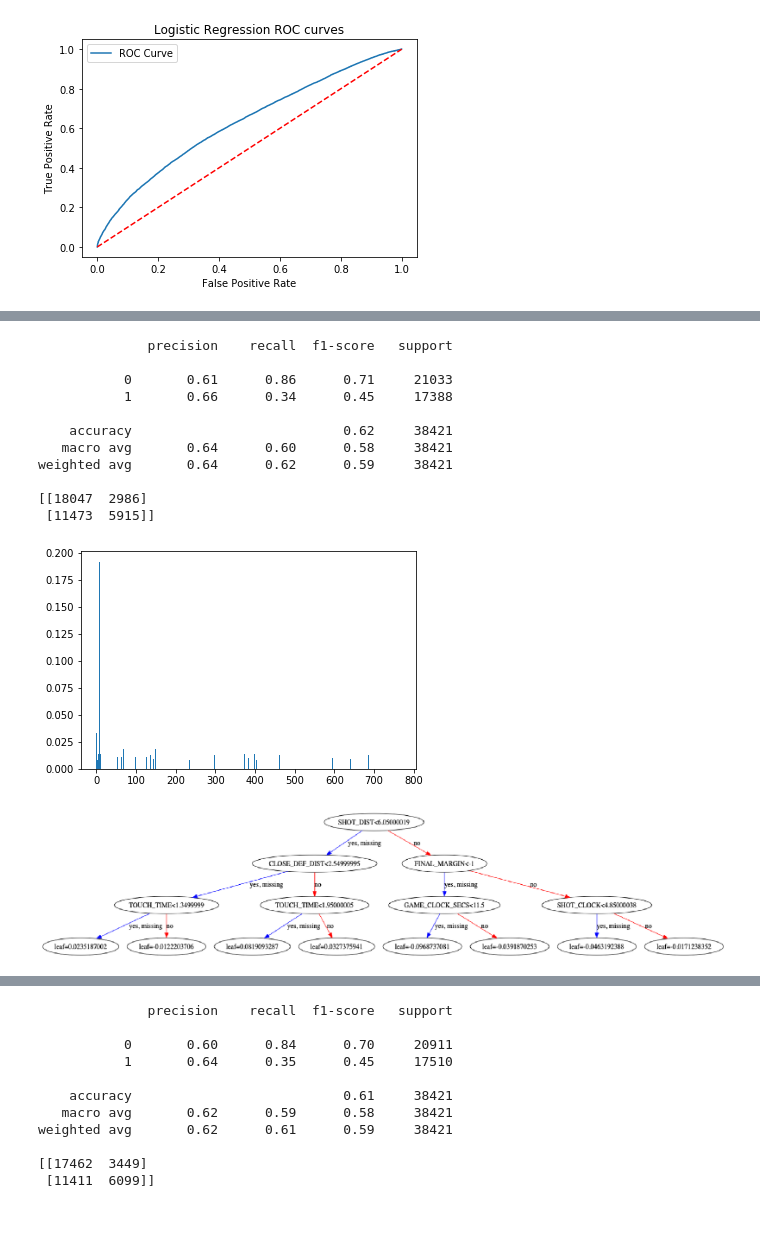
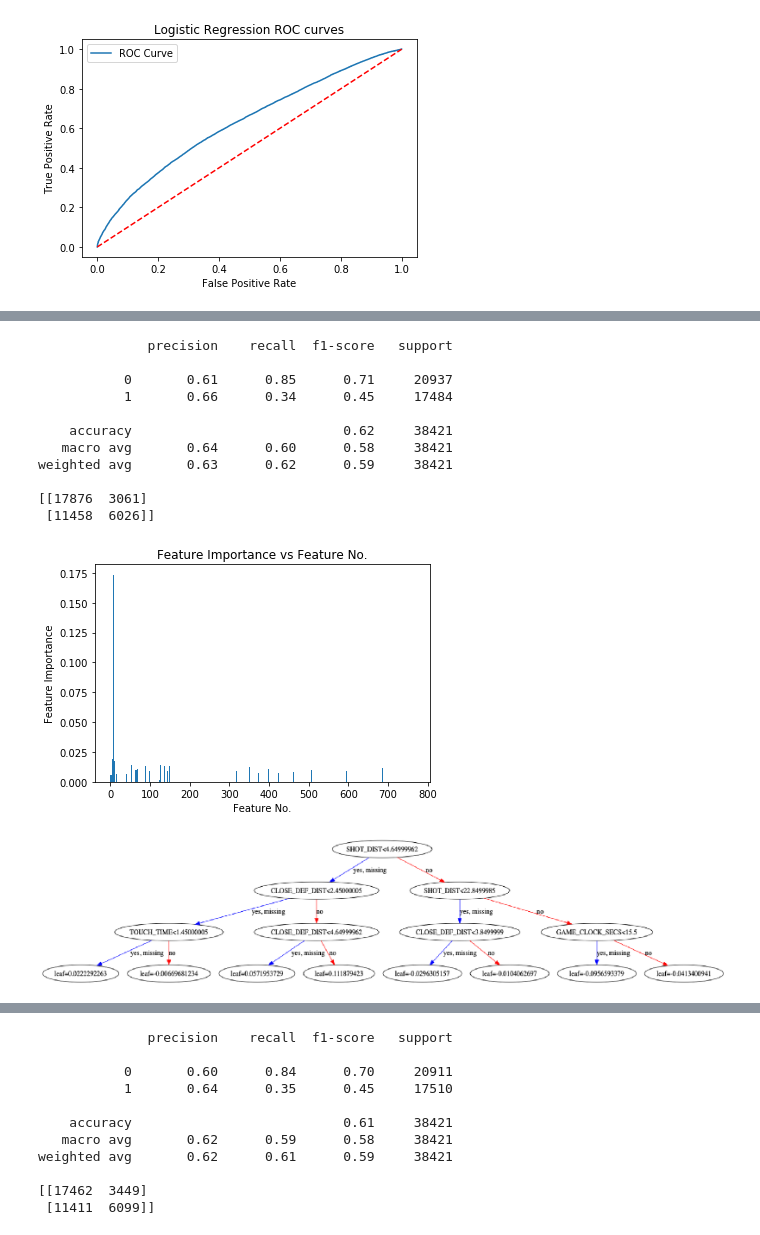
Before and after one commit to tianyi5309/303project, a Jupyter notebook: NBA Shots.ipynb, the cells around one changed output, grey strips where cells are left out. Drawn from its saved outputs; the diff is of its cells as text; code cells hidden in the pictures.

```diff
--- a/NBA Shots.ipynb
+++ b/NBA Shots.ipynb
@@ -258,41 +261,44 @@ import xgboost
 import matplotlib.pyplot as plt
 import graphviz
 
 df = pd.read_csv("shot_logs.csv")
 df["GAME_CLOCK_SECS"] = df.apply(lambda row: (datetime.strptime(row.GAME_CLOCK, "%M:%S") - datetime.strptime("", "")).total_seconds(), axis=1)
 df['LOCATION'] = df['LOCATION'].astype("category").cat.codes
 df['W'] = df['W'].astype("category").cat.codes
 df['SHOT_CLOCK'] = df.SHOT_CLOCK.fillna(df.GAME_CLOCK_SECS)
 df = pd.concat([df, pd.get_dummies(df['player_id'], prefix="player")], axis=1)
 df = pd.concat([df, pd.get_dummies(df['CLOSEST_DEFENDER_PLAYER_ID'], prefix="defender")], axis=1)
 df.drop(['GAME_ID','PTS','MATCHUP','GAME_CLOCK','SHOT_RESULT', 'CLOSEST_DEFENDER', 'CLOSEST_DEFENDER_PLAYER_ID','player_name','player_id'],axis=1,inplace=True)
 
 X_train, X_test, y_train, y_test = model_selection.train_test_split(df.drop(['FGM'],axis=1),
                                                    df['FGM'], test_size=0.30)
 clf = xgboost.XGBClassifier().fit(X_train,y_train)
 y_pred = clf.predict(X_test)
 print(metrics.classification_report(y_test, y_pred))
 print(metrics.confusion_matrix(y_test, y_pred))
 plt.bar(range(len(clf.feature_importances_)), clf.feature_importances_)
+plt.title('Feature Importance vs Feature No.')
+plt.xlabel('Feature No.')
+plt.ylabel('Feature Importance')
 plt.show()
 
 fig, ax = plt.subplots(figsize=(30, 30))
-xgboost.plot_tree(clf, num_trees=4, ax=ax)
+xgboost.plot_tree(clf, num_trees=5, ax=ax)
 plt.show()
 # %% [output]
               precision    recall  f1-score   support
 
-           0       0.61      0.86      0.71     21033
-           1       0.66      0.34      0.45     17388
+           0       0.61      0.85      0.71     20937
+           1       0.66      0.34      0.45     17484
 
     accuracy                           0.62     38421
    macro avg       0.64      0.60      0.58     38421
-weighted avg       0.64      0.62      0.59     38421
+weighted avg       0.63      0.62      0.59     38421
 
-[[18047  2986]
- [11473  5915]]
+[[17876  3061]
+ [11458  6026]]
-[figure, old version]
+[figure, new version]
-[figure, old version]
+[figure, new version]
 # %%
 #Let's try vanilla decision tree
 from sklearn import tree
```
Also changed, not shown: parts of 6 cells of this notebook, 44 other files.
